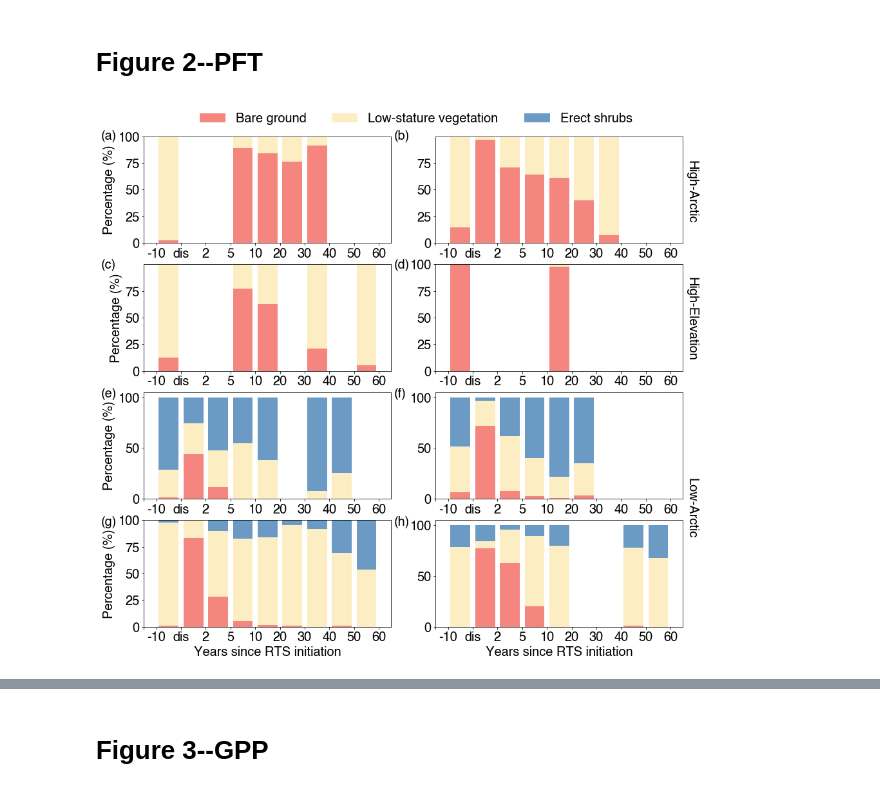
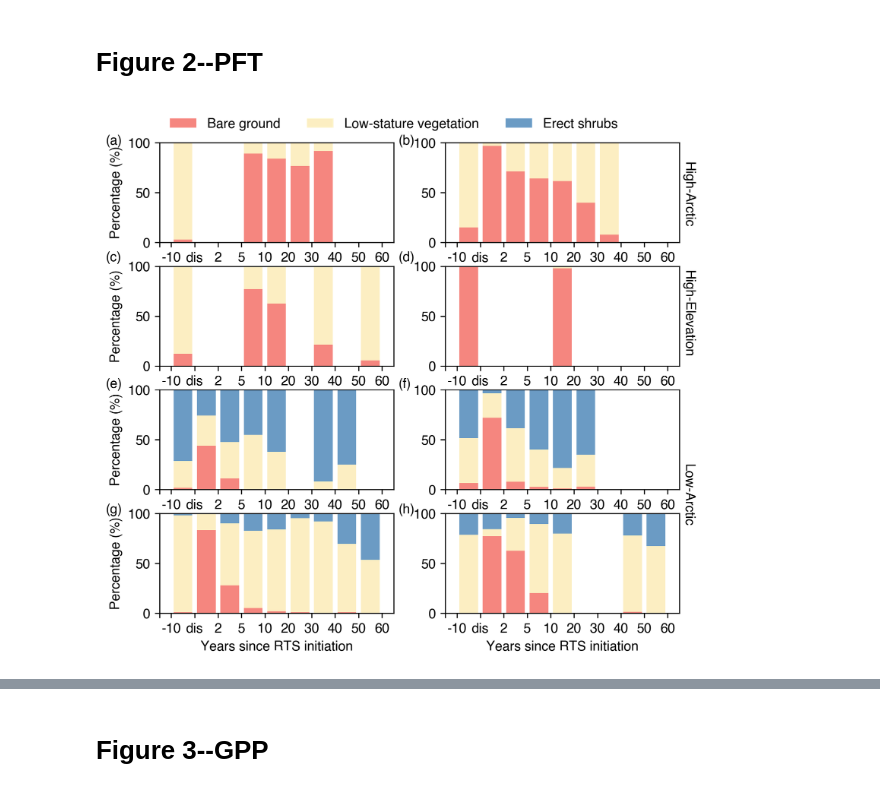
Before and after one commit to Summer0328/Vegetation-recovery, a Jupyter notebook: Vegetation-figures.ipynb, the cells around one changed output, grey strips where cells are left out. Drawn from its saved outputs; the diff is of its cells as text; code cells hidden in the pictures.

```diff
--- a/Vegetation-figures.ipynb
+++ b/Vegetation-figures.ipynb
@@ -252,10 +252,14 @@ plt.savefig('./images/PFT_tax.pdf',bbox_inches = 'tight')
 # Figure 2--PFT
 # %%
 regions = ['EBI','WBI','CQTP','WQTP','NT','MD','TL','YP']
-plt.rc('font',family='Helvetica',size=20,weight='bold')
+plt.rc('font',family='Helvetica',size=10,weight='bold')
 
-fig, axs = plt.subplots(4,2,figsize=(15,14))
-fig.subplots_adjust(wspace=0.18, hspace=0.2)
+fig, axs = plt.subplots(4,2,figsize=(7,6.5),dpi=300)
+fig.subplots_adjust(wspace=0.22, hspace=0.24)
+for i in np.arange(4):
+    for j in np.arange(2):
+        axs[i][j].set_ylim(0, 100)
+        axs[i][j].set_yticks([0, 50, 100])
 
 k = 0
 for region in regions:
@@ -303,43 +307,43 @@ for region in regions:
     bottom = np.array(bg_trend) + bottom
 
     # print(np.arange(len(bottom)), ls_trend)
     axs[int(k/2),int(k%2)].bar(np.arange(len(bottom)),ls_trend,color='#FCEEC2',bottom=bottom,label='Low-stature vegetation')
 
     bottom = np.array(ls_trend) + bottom
     axs[int(k/2),int(k%2)].bar(np.arange(len(bottom)),es_trend,color='#6b9bc4',bottom=bottom,label='Erect shrubs')
 
     axs[int(k/2),int(k%2)].set_xlim(-1,len(bg_trend))
     axs[int(k/2),int(k%2)].set_xticks([-1, -0.5, 0.5, 1.5, 2.5, 3.5, 4.5, 5.5, 6.5, 7.5, 8.5])
     axs[int(k/2),int(k%2)].set_xticklabels(['','-10', 'dis', '2','5','10', '20', '30', '40', '50', '60'])
 
     axs[3,int(k%2)].set_xlabel('Years since RTS initiation')
 
     axs[int(k/2),0].set_ylabel('Percentage (%)')
 
     legend = axs[0,0].legend(
         loc='lower center',
-        bbox_to_anchor=(1.1, 1),
+        bbox_to_anchor=(1, 1),
         ncol=4,
         frameon=False
     )
     k = k+1
-plt.text(-14.55,480,'(a)')
-plt.text(-2.7,480,'(b)')
+plt.text(-15.5,470,'(a)')
+plt.text(-3,470,'(b)')
 
-plt.text(-14.55,353,'(c)')
-plt.text(-2.7,353,'(d)')
+plt.text(-15.5,353,'(c)')
+plt.text(-3,353,'(d)')
 
-plt.text(-14.55,226,'(e)')
-plt.text(-2.7,226,'(f)')
+plt.text(-15.5,226,'(e)')
+plt.text(-3,226,'(f)')
 
-plt.text(-14.55,100,'(g)')
-plt.text(-2.7,100,'(h)')
+plt.text(-15.5,100,'(g)')
+plt.text(-3,100,'(h)')
 
-plt.text(9.1,400,'High-Arctic',rotation=270,fontsize=20)
-plt.text(9.1,265,'High-Elevation',rotation=270,fontsize=20)
+plt.text(9.1,390,'High-Arctic',rotation=270,fontsize=10)
+plt.text(9.1,260,'High-Elevation',rotation=270,fontsize=10)
 
-plt.text(9.1,90,'Low-Arctic',rotation=270,fontsize=20)
+plt.text(9.1,90,'Low-Arctic',rotation=270,fontsize=10)
 
 plt.savefig('./images/Figure-2.pdf',bbox_inches = 'tight')
 # %% [output]
-[figure, old version]
+[figure, new version]
```
Also changed, not shown: parts of 4 cells of this notebook, 15 other files.
